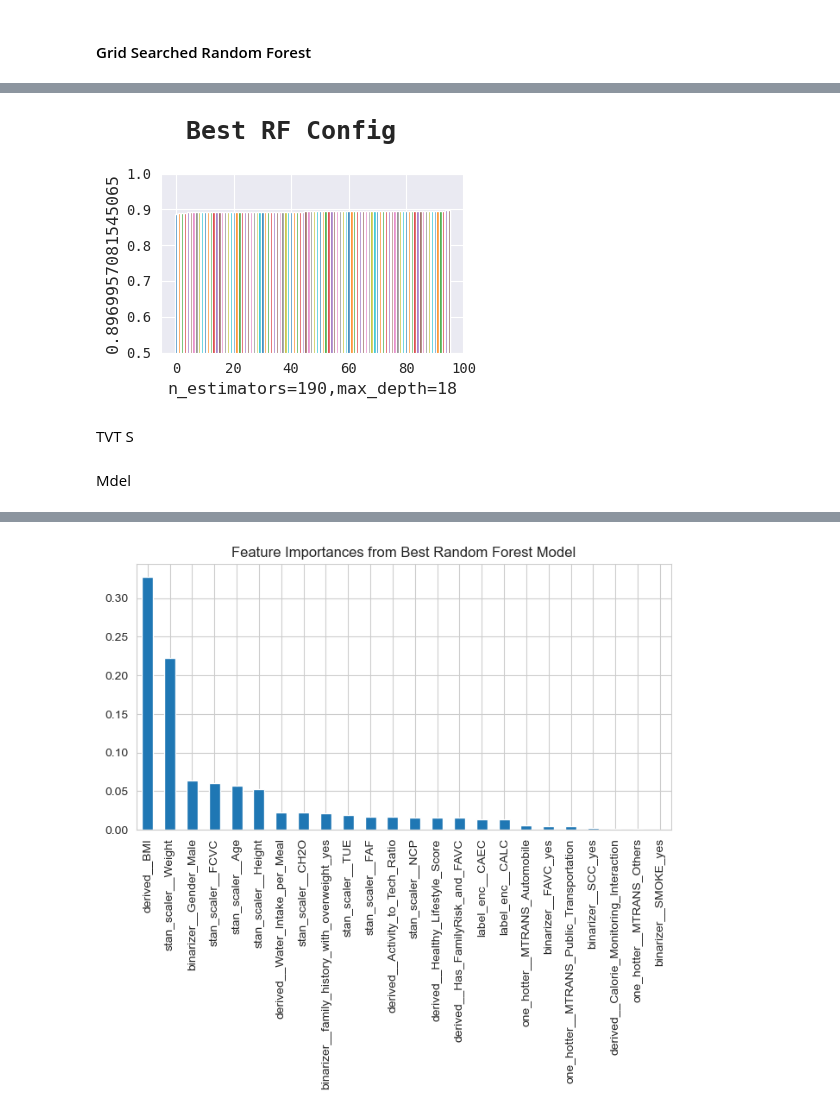
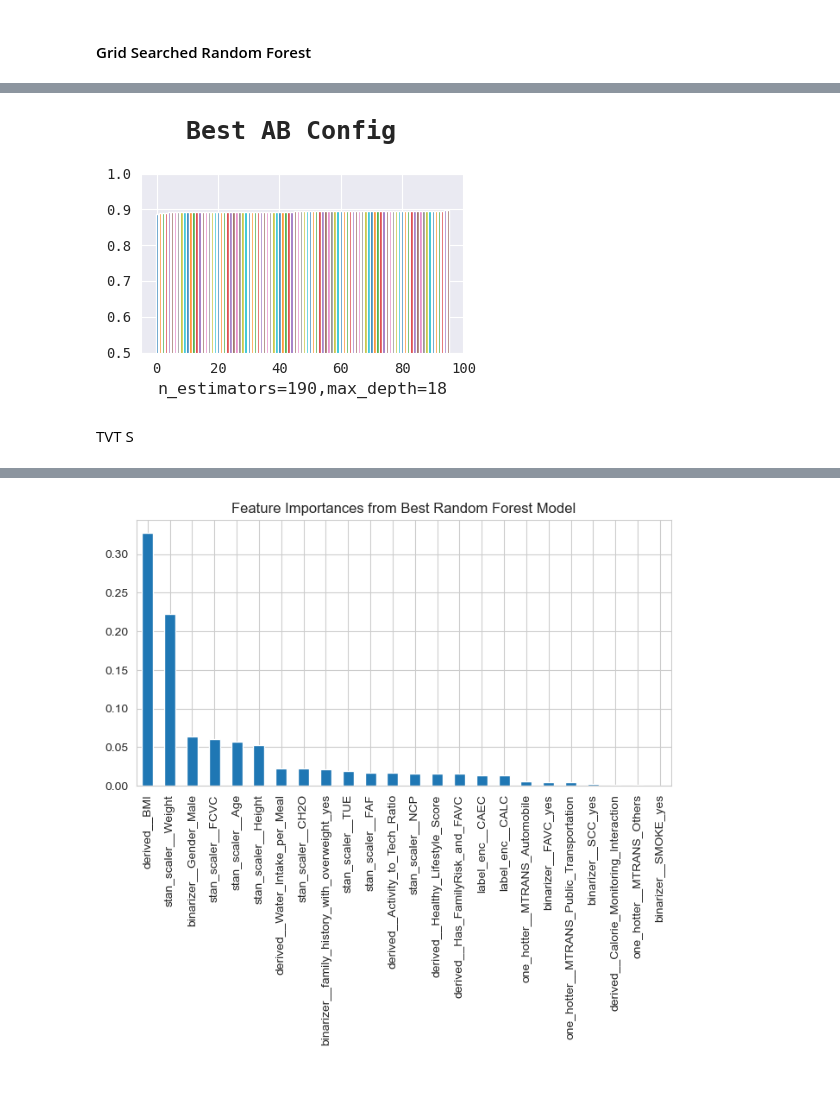
Before and after one commit to SHREYA-1103/Obesity-risk-analysis, a Jupyter notebook: ml_model_analysis.ipynb, the cells around one changed output, grey strips where cells are left out. Cells and saved outputs as stored; diff of their text form; code cells hidden in the pictures; blank space fills up the shorter version.

Commit message:
Updated the experiment code for DT and RF

```diff
--- a/ml_model_analysis.ipynb
+++ b/ml_model_analysis.ipynb
@@ -1125,24 +1014,8 @@ chime.info()
 # %% [markdown]
 #### Grid Searched Random Forest
 # %%
-start_time = time.perf_counter()
-
-history = []
-for n_estimators, max_depth in itertools.product(
-        range(50, 201, 10),
-        range(15, 21),
-):
-    key = f'n_estimators={n_estimators},max_depth={max_depth}'
-    print("Training", key)
-    model = skl.ensemble.RandomForestClassifier(n_estimators=n_estimators, max_depth=max_depth,
-                                                random_state=default_seed, n_jobs=-1)
-    model.fit(train_x, train_y)
-    history.append([key, {'model': model, 'train score': model.score(train_x, train_y),
-                          'val score': model.score(test_x, test_y)}])
-
-best_score, best_config, best_model = max([[x[1]['val score'], x[0], x[1]['model']] for x in history])
-save_submission('GSRF_' + best_config, best_model, data_test_ids, data_test)
-displayMD(header(4, kv('Best Val Accuracy', best_score)))
-displayMD(header(4, kv('Time Elapsed', f"{time.perf_counter() - start_time:.4f} seconds")))
-chime.success()
+history, *_ = conduct_grid_search_experiment("GSRF", search_space={
+    'n_estimators': range(50, 201, 10),
+    'max_depth': range(15, 21),
+}, model_supplier=skl.ensemble.RandomForestClassifier, environment=tree_environment, verbose=0)
 # %% [output]
@@ -1168,14 +1041,7 @@ Training n_estimators=200,max_depth=20
 # %%
-plt.figure(figsize=sml_fig)
-_hist = sorted([[x[1]['val score'], x] for x in history])
-for idx, (score, _) in enumerate(_hist):
-    plt.bar(idx, score)
-plt.ylabel(_hist[-1][0])
-plt.xlabel(_hist[-1][1][0])
-plt.ylim(min(0.5, _hist[0][0] - 0.1), 1.0)
-conclude_plot("Best RF Config")
+plot_model_comparsion("AB", history)
 # %% [output]
-[figure, old version]
+[figure, new version]
 # %%
 # TODO: Implement this pop
 ds_source['MTRANS'] = ds_source['MTRANS'].map(lambda x: x if x in ('Public_Transportation', 'Automobile') else 'Others')
@@ -1184,5 +1050,3 @@ ds_test['MTRANS'] = ds_test['MTRANS'].map(lambda x: x if x in ('Public_Transport
 # TODO: Correlation Matrix
 # %% [markdown]
 TVT S
-# %% [markdown]
-Mdel
```
Also changed, not shown: parts of 48 cells of this notebook, 4 other files.
